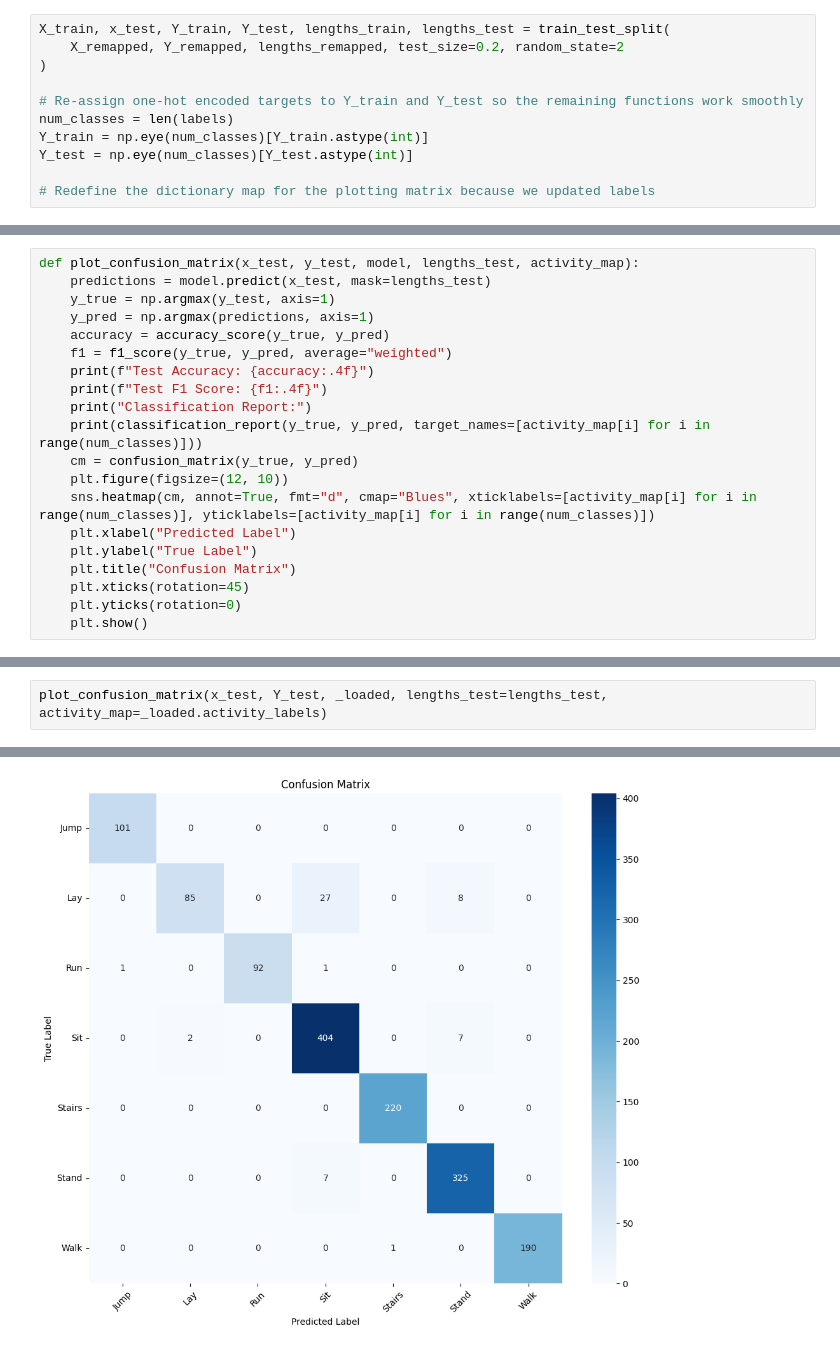
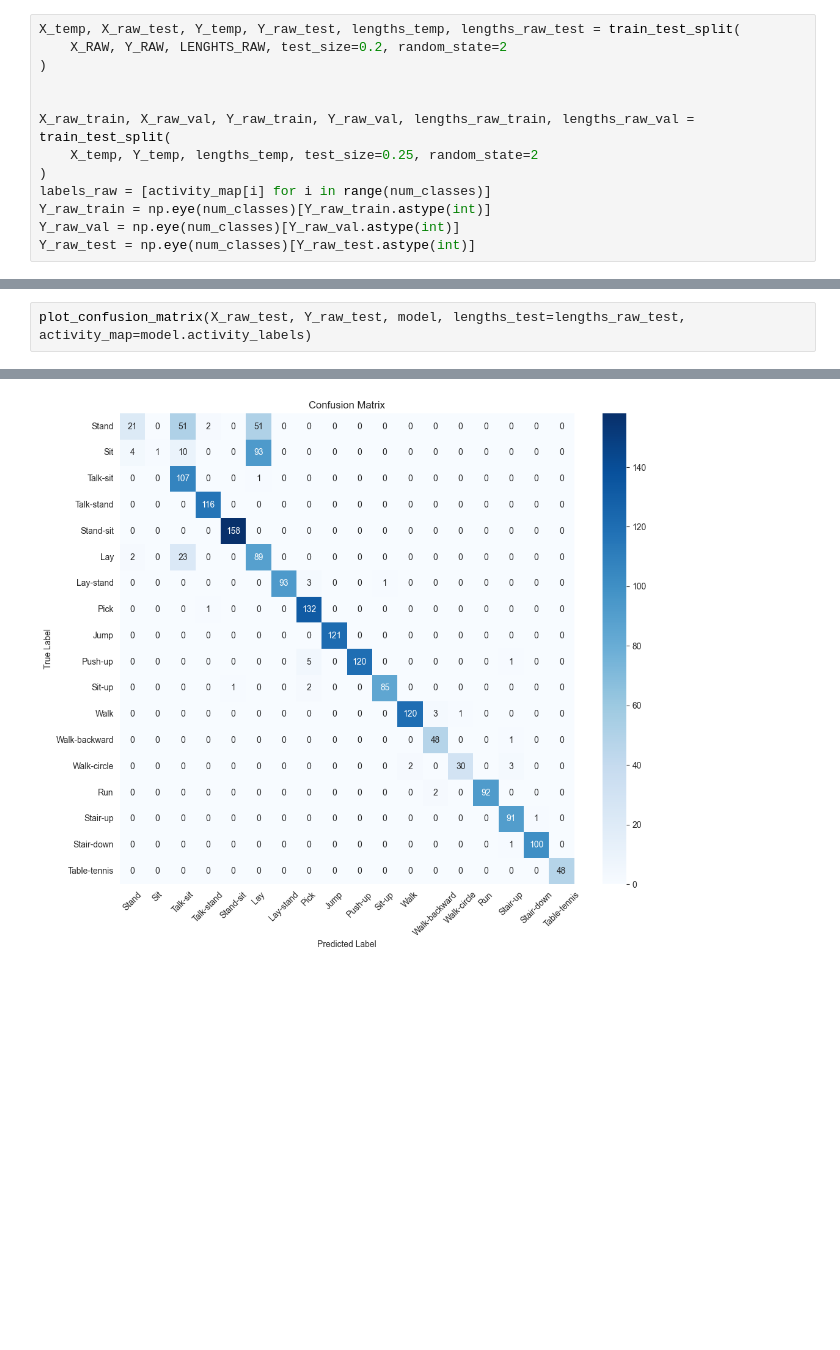
Before and after one commit to Wasloso/isa-s1-mla-project, a Jupyter notebook: neural_network_showcase.ipynb, the cells around one changed output, grey strips where cells are left out. Drawn from its saved outputs; the diff is of its cells as text; blank space fills up the shorter version.

```diff
--- a/neural_network_showcase.ipynb
+++ b/neural_network_showcase.ipynb
@@ -99,11 +327,13 @@ lengths_remapped = lengths_remapped[indices]
 # %%
-X_train, x_test, Y_train, Y_test, lengths_train, lengths_test = train_test_split(
-    X_remapped, Y_remapped, lengths_remapped, test_size=0.2, random_state=2
+X_temp, X_raw_test, Y_temp, Y_raw_test, lengths_temp, lengths_raw_test = train_test_split(
+    X_RAW, Y_RAW, LENGHTS_RAW, test_size=0.2, random_state=2
 )
 
-# Re-assign one-hot encoded targets to Y_train and Y_test so the remaining functions work smoothly
-num_classes = len(labels)
-Y_train = np.eye(num_classes)[Y_train.astype(int)]
-Y_test = np.eye(num_classes)[Y_test.astype(int)]
 
-# Redefine the dictionary map for the plotting matrix because we updated labels
+X_raw_train, X_raw_val, Y_raw_train, Y_raw_val, lengths_raw_train, lengths_raw_val = train_test_split(
+    X_temp, Y_temp, lengths_temp, test_size=0.25, random_state=2
+)
+labels_raw = [activity_map[i] for i in range(num_classes)]
+Y_raw_train = np.eye(num_classes)[Y_raw_train.astype(int)]
+Y_raw_val = np.eye(num_classes)[Y_raw_val.astype(int)]
+Y_raw_test = np.eye(num_classes)[Y_raw_test.astype(int)]
@@ -183,20 +393,0 @@ plot_training_history(history)
-# %%
-def plot_confusion_matrix(x_test, y_test, model, lengths_test, activity_map):
-    predictions = model.predict(x_test, mask=lengths_test)
-    y_true = np.argmax(y_test, axis=1)
-    y_pred = np.argmax(predictions, axis=1)
-    accuracy = accuracy_score(y_true, y_pred)
-    f1 = f1_score(y_true, y_pred, average="weighted")
-    print(f"Test Accuracy: {accuracy:.4f}")
-    print(f"Test F1 Score: {f1:.4f}")
-    print("Classification Report:")
-    print(classification_report(y_true, y_pred, target_names=[activity_map[i] for i in range(num_classes)]))
-    cm = confusion_matrix(y_true, y_pred)
-    plt.figure(figsize=(12, 10))
-    sns.heatmap(cm, annot=True, fmt="d", cmap="Blues", xticklabels=[activity_map[i] for i in range(num_classes)], yticklabels=[activity_map[i] for i in range(num_classes)])
-    plt.xlabel("Predicted Label")
-    plt.ylabel("True Label")
-    plt.title("Confusion Matrix")
-    plt.xticks(rotation=45)
-    plt.yticks(rotation=0)
-    plt.show()
@@ -203,3 +398,3 @@ def plot_confusion_matrix(x_test, y_test, model, lengths_test, activity_map):
 # %%
-plot_confusion_matrix(x_test, Y_test, _loaded, lengths_test=lengths_test, activity_map=_loaded.activity_labels)
+plot_confusion_matrix(X_raw_test, Y_raw_test, model, lengths_test=lengths_raw_test, activity_map=model.activity_labels)
 # %% [output]
@@ -222 +401 @@ weighted avg       0.96      0.96      0.96      1471
-[figure, old version]
+[figure, new version]
```
Also changed, not shown: parts of 84 cells of this notebook.
